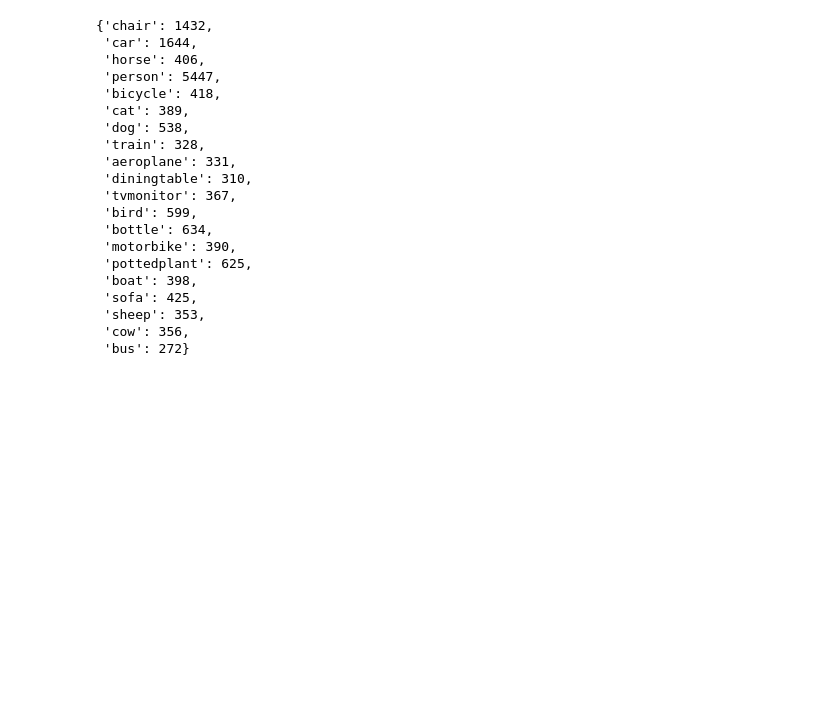
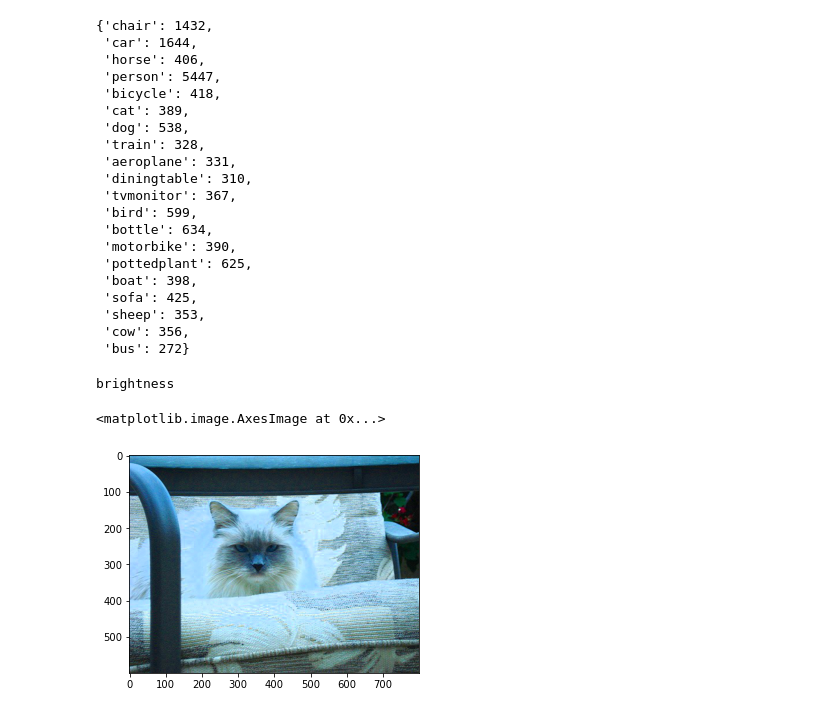
Before and after one commit to finleylee2507/My-Faster-RCNN-for-Object-Detection, a Jupyter notebook: explore pascal parser.ipynb, the cells around one changed output. Drawn from its saved outputs; the diff is of its cells as text; code cells hidden in the pictures; blank space fills up the shorter version.

```diff
--- a/explore pascal parser.ipynb
+++ b/explore pascal parser.ipynb
@@ -171,0 +237,23 @@ classes_count
+# %%
+C = Config()
+# C.list.append('original')
+# C.list.append('horizontal_flips')
+# C.list.append('vertical_flips')
+# C.list.append('rotational')
+# C.list.append('noise')
+# C.list.append('blur')
+C.list.append('brightness')
+# %%
+data_gen_train = data_generators.get_anchor_gt(
+    train_imgs, classes_count, C, nn.get_img_output_length, K.image_dim_ordering(), mode='train')
+# %%
+X, Y, img_data,debug_img = next(data_gen_train)
+# %% [output]
+brightness
+# %%
+debug_img = cv2.cvtColor(debug_img, cv2.COLOR_BGR2RGB)
+# %%
+plt.imshow(debug_img)
+# %% [output]
+<matplotlib.image.AxesImage at 0x...>
+[figure, added]
```
Also changed, not shown: parts of 5 cells of this notebook, 11 other files.
